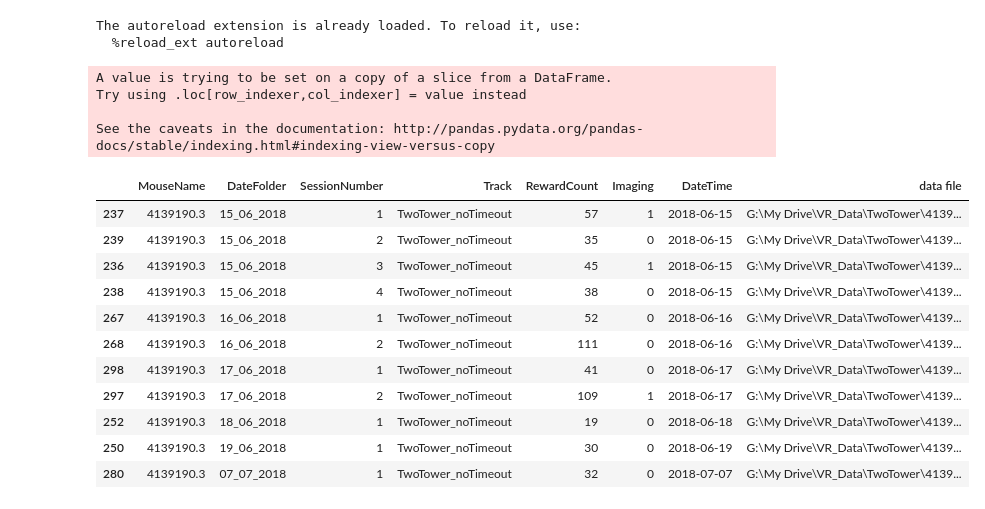
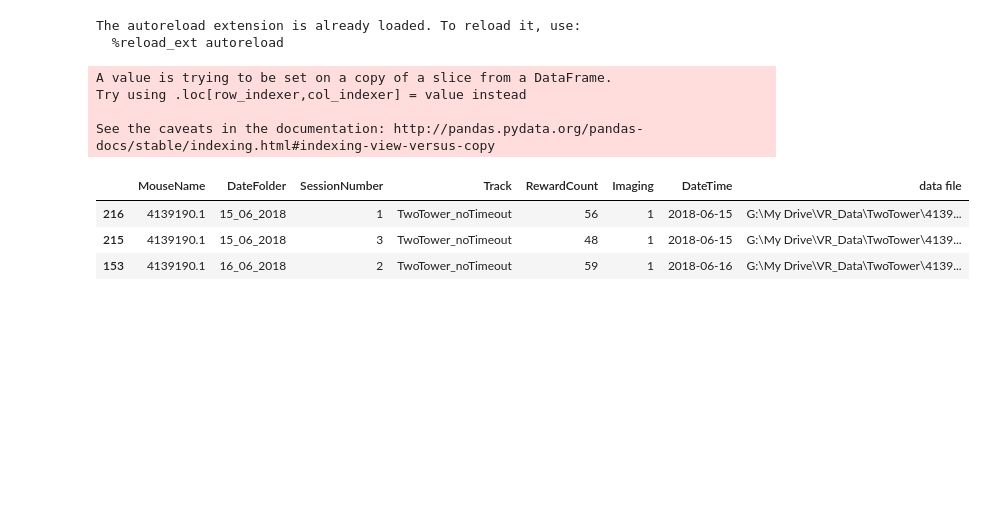
Before and after one commit to GiocomoLab/MightyMorphingPhotonRangers, a Jupyter notebook: behavior/sqliteReading_debugging.ipynb, the cells around one changed output. Cells and saved outputs as stored; diff of their text form; code cells hidden in the pictures; blank space fills up the shorter version.

```diff
--- a/behavior/sqliteReading_debugging.ipynb
+++ b/behavior/sqliteReading_debugging.ipynb
@@ -47,40 +49,33 @@ df = pd.read_sql("SELECT MouseName, DateFolder, SessionNumber,Track, RewardCount
 # %%
 # find sessions from single mouse on TwoTower_noTimeout with datestring earlier than or equal to first timeout day
 # num rewards greater than
 
-mouse = '4139190.3'
+mouse = '4139190.1'
 # mouse filter
 df = df[df['MouseName'].str.match(mouse)]
 df = df[df['RewardCount']>10]
+df = df[df['Imaging']==1]
 df['DateTime'] = [datetime.strptime(s,'%d_%m_%Y') for s in df['DateFolder']]
 df_noTO = df[df['Track']=='TwoTower_noTimeout']
 df_TO = df[df['Track']=='TwoTower_Timeout']
 df_TO = df_TO.sort_values('DateTime')
 df_noTO[df_noTO['DateTime'] < df_TO['DateTime'].iloc[0]]
 
 df_noTO['data file'] = [ build_VR_filename(df_noTO['MouseName'].iloc[i],
                                            df_noTO['DateFolder'].iloc[i],
                                            df_noTO['Track'].iloc[i],
                                            df_noTO['SessionNumber'].iloc[i]) for i in range(df_noTO.shape[0])]
 
 df_noTO = df_noTO.sort_values(by=['DateTime','SessionNumber'])
 df_noTO
 # %% [output]
 A value is trying to be set on a copy of a slice from a DataFrame.
 Try using .loc[row_indexer,col_indexer] = value instead
 
 See the caveats in the documentation: http://pandas.pydata.org/pandas-docs/stable/indexing.html#indexing-view-versus-copy
 |  | MouseName | DateFolder | SessionNumber | Track | RewardCount | Imaging | DateTime | data file |
-| 237 | 4139190.3 | 15_06_2018 | 1 | TwoTower_noTimeout | 57 | 1 | 2018-06-15 | G:\My Drive\VR_Data\TwoTower\4139... |
-| 239 | 4139190.3 | 15_06_2018 | 2 | TwoTower_noTimeout | 35 | 0 | 2018-06-15 | G:\My Drive\VR_Data\TwoTower\4139... |
-| 236 | 4139190.3 | 15_06_2018 | 3 | TwoTower_noTimeout | 45 | 1 | 2018-06-15 | G:\My Drive\VR_Data\TwoTower\4139... |
-| 238 | 4139190.3 | 15_06_2018 | 4 | TwoTower_noTimeout | 38 | 0 | 2018-06-15 | G:\My Drive\VR_Data\TwoTower\4139... |
-| 267 | 4139190.3 | 16_06_2018 | 1 | TwoTower_noTimeout | 52 | 0 | 2018-06-16 | G:\My Drive\VR_Data\TwoTower\4139... |
-| 268 | 4139190.3 | 16_06_2018 | 2 | TwoTower_noTimeout | 111 | 0 | 2018-06-16 | G:\My Drive\VR_Data\TwoTower\4139... |
-| 298 | 4139190.3 | 17_06_2018 | 1 | TwoTower_noTimeout | 41 | 0 | 2018-06-17 | G:\My Drive\VR_Data\TwoTower\4139... |
-| 297 | 4139190.3 | 17_06_2018 | 2 | TwoTower_noTimeout | 109 | 1 | 2018-06-17 | G:\My Drive\VR_Data\TwoTower\4139... |
-| 252 | 4139190.3 | 18_06_2018 | 1 | TwoTower_noTimeout | 19 | 0 | 2018-06-18 | G:\My Drive\VR_Data\TwoTower\4139... |
-| 250 | 4139190.3 | 19_06_2018 | 1 | TwoTower_noTimeout | 30 | 0 | 2018-06-19 | G:\My Drive\VR_Data\TwoTower\4139... |
-| 280 | 4139190.3 | 07_07_2018 | 1 | TwoTower_noTimeout | 32 | 0 | 2018-07-07 | G:\My Drive\VR_Data\TwoTower\4139... |
+| 216 | 4139190.1 | 15_06_2018 | 1 | TwoTower_noTimeout | 56 | 1 | 2018-06-15 | G:\My Drive\VR_Data\TwoTower\4139... |
+| 215 | 4139190.1 | 15_06_2018 | 3 | TwoTower_noTimeout | 48 | 1 | 2018-06-15 | G:\My Drive\VR_Data\TwoTower\4139... |
+| 153 | 4139190.1 | 16_06_2018 | 2 | TwoTower_noTimeout | 59 | 1 | 2018-06-16 | G:\My Drive\VR_Data\TwoTower\4139... |
 # %%
 # concatenate desired sessions
```
Also changed, not shown: parts of 7 cells of this notebook.
